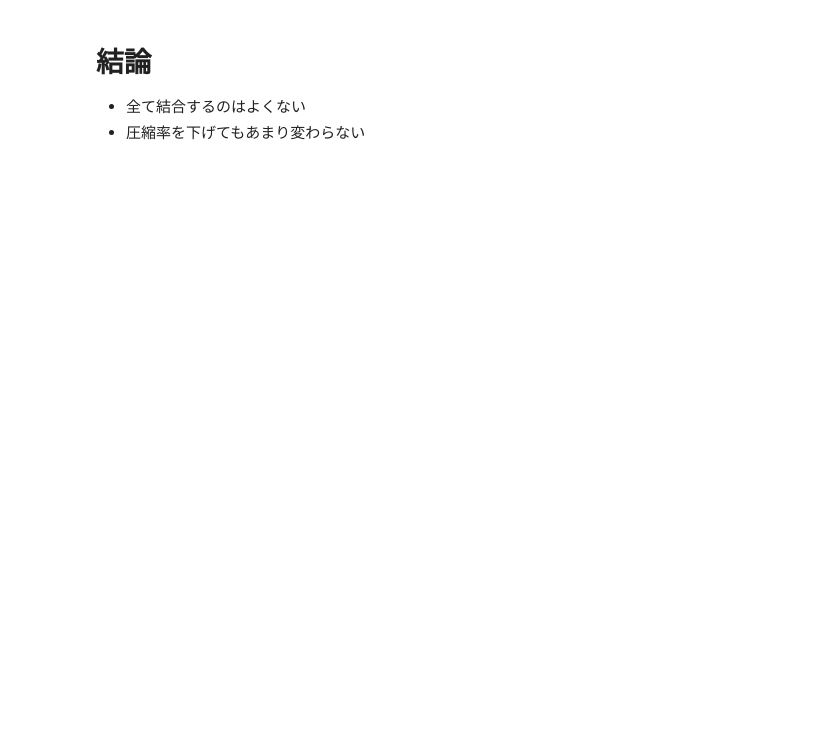
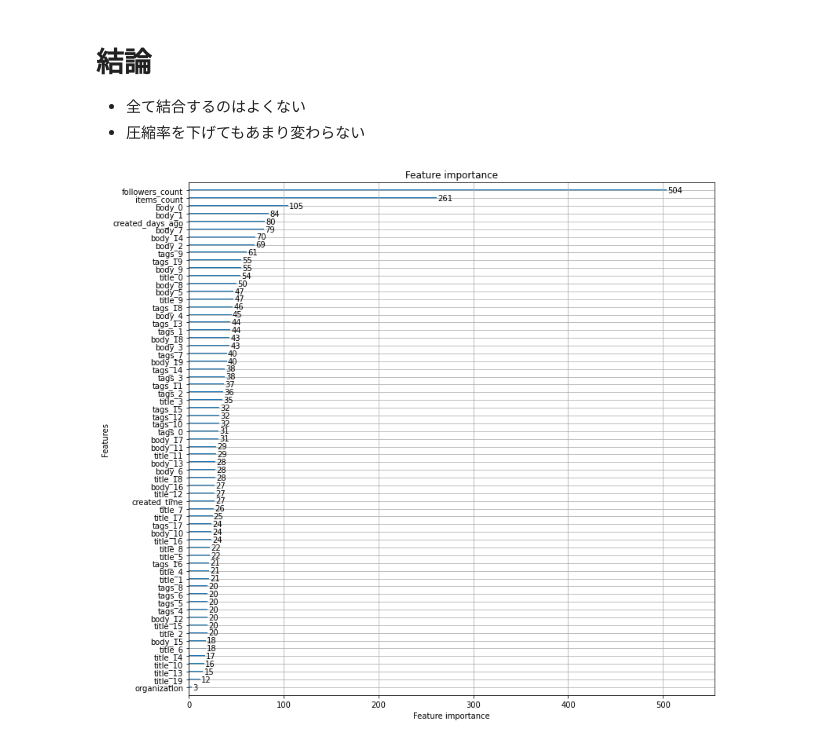
Before and after one commit to masachika-kamada/qiita-love, a Jupyter notebook: data_analysis/not_concat.ipynb, the cells around one changed output. Cells and saved outputs as stored; diff of their text form; code cells hidden in the pictures; blank space fills up the shorter version.

```diff
--- a/data_analysis/not_concat.ipynb
+++ b/data_analysis/not_concat.ipynb
@@ -182,3 +186,9 @@ mean_absolute_error(test_y, y_pred)
 # 結論
 * 全て結合するのはよくない
 * 圧縮率を下げてもあまり変わらない
+# %%
+# 特徴量の重要度を可視化
+lgb.plot_importance(model, figsize=(12, 12))
+plt.show()
+# %% [output]
+[figure, added]
```
Also changed, not shown: parts of 7 cells of this notebook.
